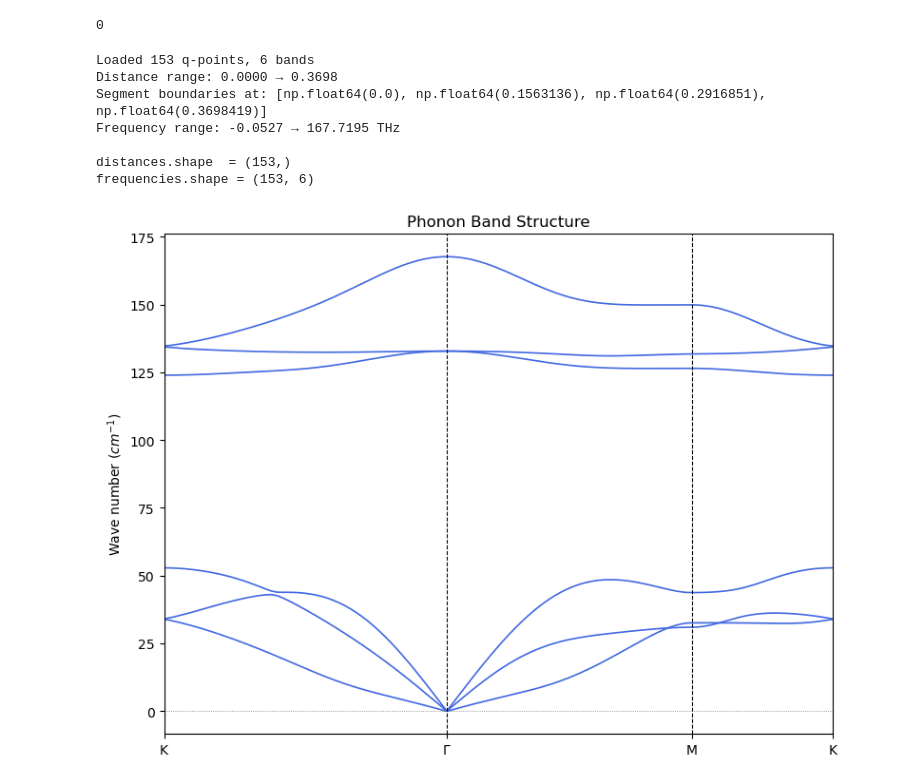
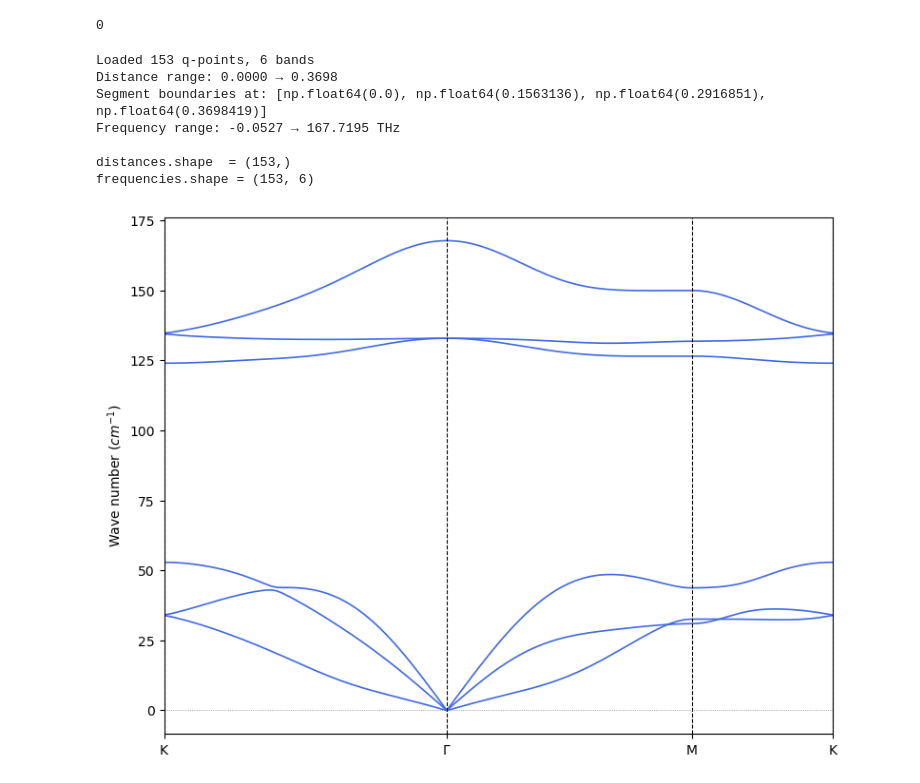
Before and after one commit to Lactuka/Thesis, a Jupyter notebook: phonopy/phonon.ipynb, the cells around one changed output. Drawn from its saved outputs; the diff is of its cells as text; code cells hidden in the pictures.

```diff
--- a/phonopy/phonon.ipynb
+++ b/phonopy/phonon.ipynb
@@ -59,7 +59,7 @@ def parse_band_yaml(filepath):
 labels = [r'K',r'$\Gamma$',r'M',r'K']
 
 def plot_bands(distances, frequencies, segment_boundaries,
-               ylabel=r'Wave number ($cm^{-1}$)', title="Phonon Band Structure"):
+               ylabel=r'Wave number ($cm^{-1}$)'):
     """Plot phonon band structure."""
     fig, ax = plt.subplots(figsize=(8, 6))
 
@@ -78,32 +78,31 @@ def plot_bands(distances, frequencies, segment_boundaries,
     ax.set_xticks(segment_boundaries)
     ax.set_xticklabels(labels)
     ax.set_ylabel(ylabel)
-    ax.set_title(title)
     plt.tight_layout()
     plt.savefig("phonon_bands.png", dpi=150)
     plt.show()
     #print("Saved to phonon_bands.png")
 
 
 if __name__ == "__main__":
     filepath = "band.yaml"
 
     distances, frequencies, segment_boundaries = parse_band_yaml(filepath)
 
     print(f"Loaded {len(distances)} q-points, {frequencies.shape[1]} bands")
     print(f"Distance range: {distances[0]:.4f} → {distances[-1]:.4f}")
     print(f"Segment boundaries at: {segment_boundaries}")
     print(f"Frequency range: {frequencies.min():.4f} → {frequencies.max():.4f} THz")
     print(f"\ndistances.shape  = {distances.shape}")
     print(f"frequencies.shape = {frequencies.shape}")
 
     plot_bands(distances, frequencies, segment_boundaries)
 # %% [output]
 Loaded 153 q-points, 6 bands
 Distance range: 0.0000 → 0.3698
 Segment boundaries at: [np.float64(0.0), np.float64(0.1563136), np.float64(0.2916851), np.float64(0.3698419)]
 Frequency range: -0.0527 → 167.7195 THz
 
 distances.shape  = (153,)
 frequencies.shape = (153, 6)
-[figure, old version]
+[figure, new version]
```
Also changed, not shown: 6 other files.
